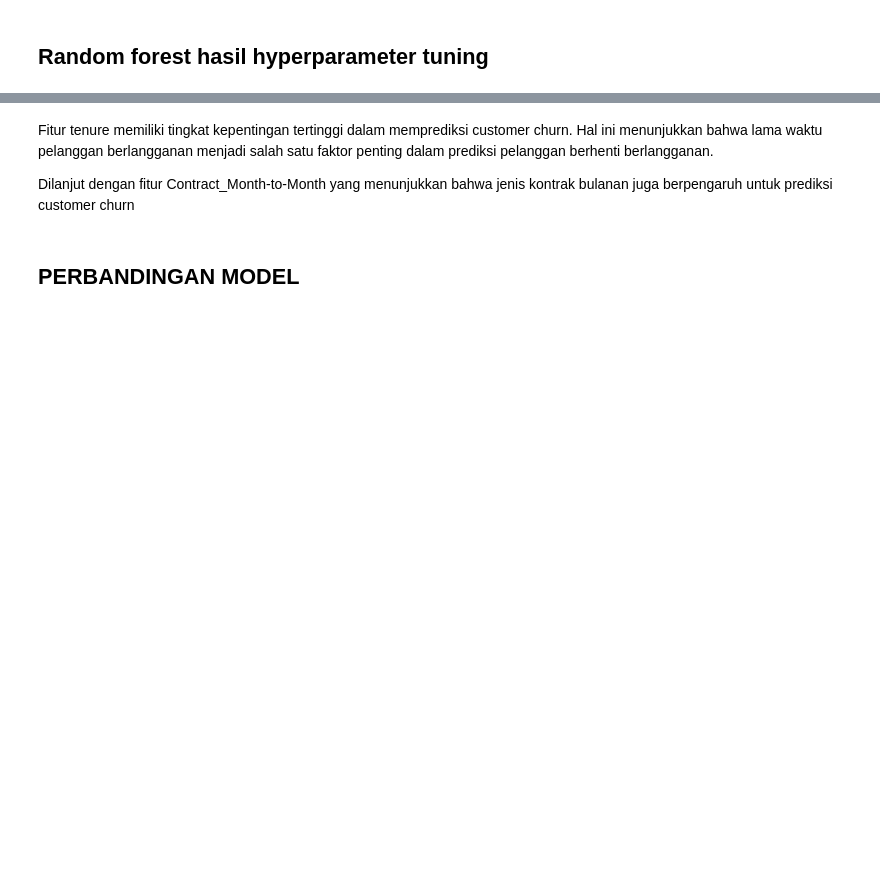
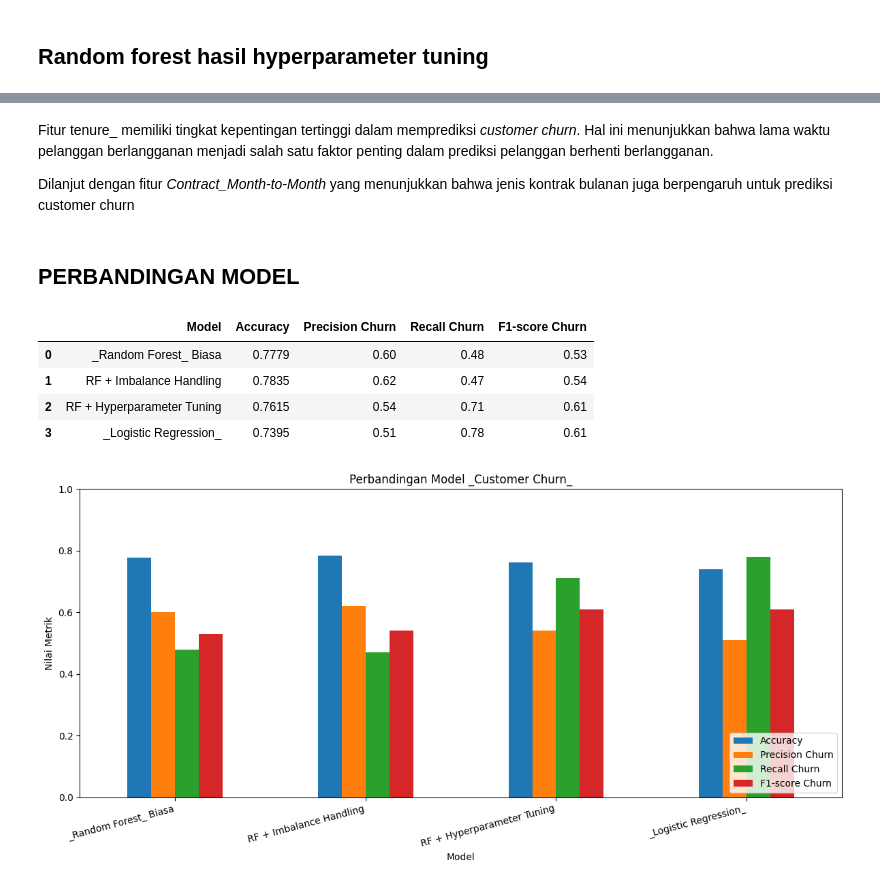
Before and after one commit to Rani241/Machine-Learning-Telco-Customer-Churn, a Jupyter notebook: Telco Customer Churn/Telco Customer Churn.ipynb, the cells around one changed output, grey strips where cells are left out. Cells and saved outputs as stored; diff of their text form; code cells hidden in the pictures; blank space fills up the shorter version.

```diff
--- a/Telco Customer Churn/Telco Customer Churn.ipynb
+++ b/Telco Customer Churn/Telco Customer Churn.ipynb
@@ -580,7 +635,7 @@ plt.show()
 # %% [markdown]
-Fitur tenure memiliki tingkat kepentingan tertinggi dalam memprediksi customer churn. Hal ini menunjukkan bahwa lama waktu pelanggan berlangganan menjadi salah satu faktor penting dalam prediksi pelanggan berhenti berlangganan.
+Fitur tenure_ memiliki tingkat kepentingan tertinggi dalam memprediksi _customer churn_. Hal ini menunjukkan bahwa lama waktu pelanggan berlangganan menjadi salah satu faktor penting dalam prediksi pelanggan berhenti berlangganan.
 
-Dilanjut dengan fitur Contract_Month-to-Month yang menunjukkan bahwa jenis kontrak bulanan juga berpengaruh untuk prediksi customer churn
+Dilanjut dengan fitur _Contract_Month-to-Month_ yang menunjukkan bahwa jenis kontrak bulanan juga berpengaruh untuk prediksi customer churn
 # %% [markdown]
 ## PERBANDINGAN MODEL
 # %%
@@ -588,33 +643,40 @@ import pandas as pd
 import matplotlib.pyplot as plt
 
 # Data perbandingan hasil pengujian model
 hasil_model = pd.DataFrame({
     "Model": [
-        "Random Forest Biasa",
+        "_Random Forest_ Biasa",
         "RF + Imbalance Handling",
         "RF + Hyperparameter Tuning",
-        "Logistic Regression"
+        "_Logistic Regression_"
     ],
     "Accuracy": [0.7779, 0.7835, 0.7615, 0.7395],
     "Precision Churn": [0.60, 0.62, 0.54, 0.51],
     "Recall Churn": [0.48, 0.47, 0.71, 0.78],
     "F1-score Churn": [0.53, 0.54, 0.61, 0.61]
 })
 
 # Menampilkan tabel perbandingan
 display(hasil_model)
 
 # Membuat grafik perbandingan
 hasil_model.set_index("Model").plot(
     kind="bar",
     figsize=(12, 6)
 )
 
-plt.title("Perbandingan Model Customer Churn")
+plt.title("Perbandingan Model _Customer Churn_")
 plt.xlabel("Model")
 plt.ylabel("Nilai Metrik")
 plt.xticks(rotation=15, ha="right")
 plt.ylim(0, 1)
 plt.legend(loc="lower right")
 plt.tight_layout()
 plt.show()
+# %% [output]
+|  | Model | Accuracy | Precision Churn | Recall Churn | F1-score Churn |
+| 0 | _Random Forest_ Biasa | 0.7779 | 0.60 | 0.48 | 0.53 |
+| 1 | RF + Imbalance Handling | 0.7835 | 0.62 | 0.47 | 0.54 |
+| 2 | RF + Hyperparameter Tuning | 0.7615 | 0.54 | 0.71 | 0.61 |
+| 3 | _Logistic Regression_ | 0.7395 | 0.51 | 0.78 | 0.61 |
+[figure, added]
```
Also changed, not shown: parts of 25 cells of this notebook.
